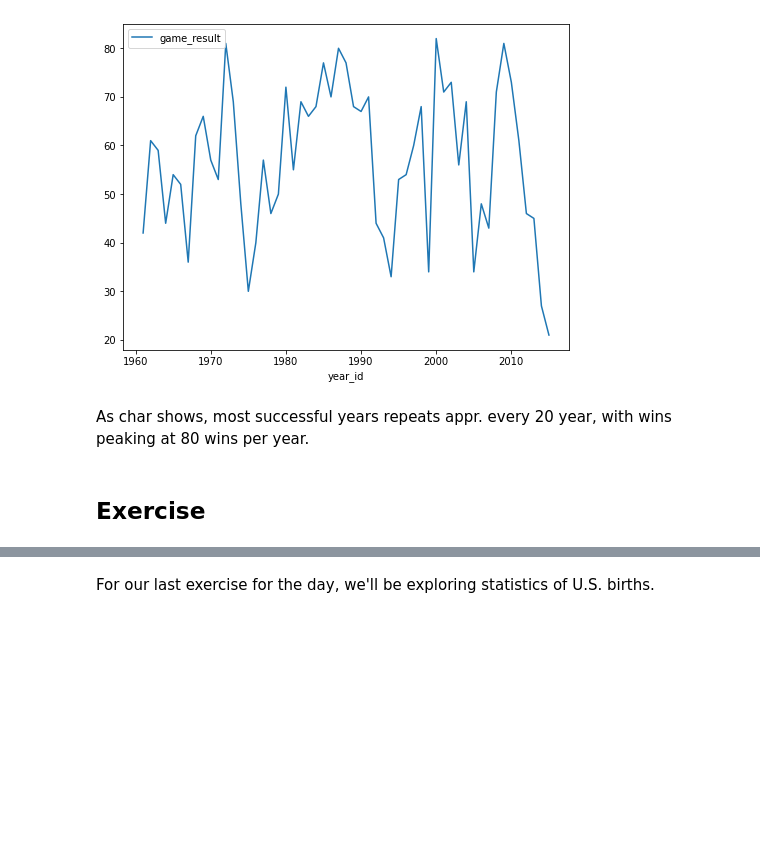
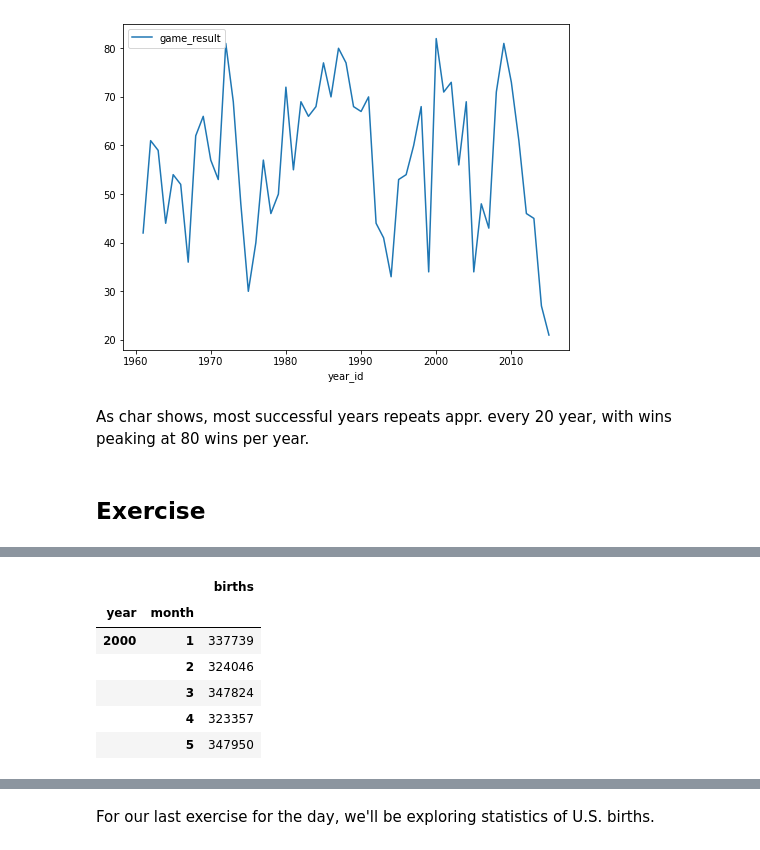
Before and after one commit to tomwrx/Data-Science-and-AI, a Jupyter notebook: Demo_subproject.ipynb, the cells around one changed output, grey strips where cells are left out. Saved outputs shown, nothing was run; the diff lists cells and outputs as text; code cells hidden in the pictures; blank space fills up the shorter version.

```diff
--- a/Demo_subproject.ipynb
+++ b/Demo_subproject.ipynb
@@ -349,0 +360,11 @@ As char shows, most successful years repeats appr. every 20 year, with wins peak
+# %%
+grouped = df.groupby([df['year'], df['month']]).agg({'births': sum})
+grouped.head()
+# %% [output]
+|  |  | births |
+| year | month |  |
+| 2000 | 1 | 337739 |
+|  | 2 | 324046 |
+|  | 3 | 347824 |
+|  | 4 | 323357 |
+|  | 5 | 347950 |
```
Also changed, not shown: parts of 8 cells of this notebook.
